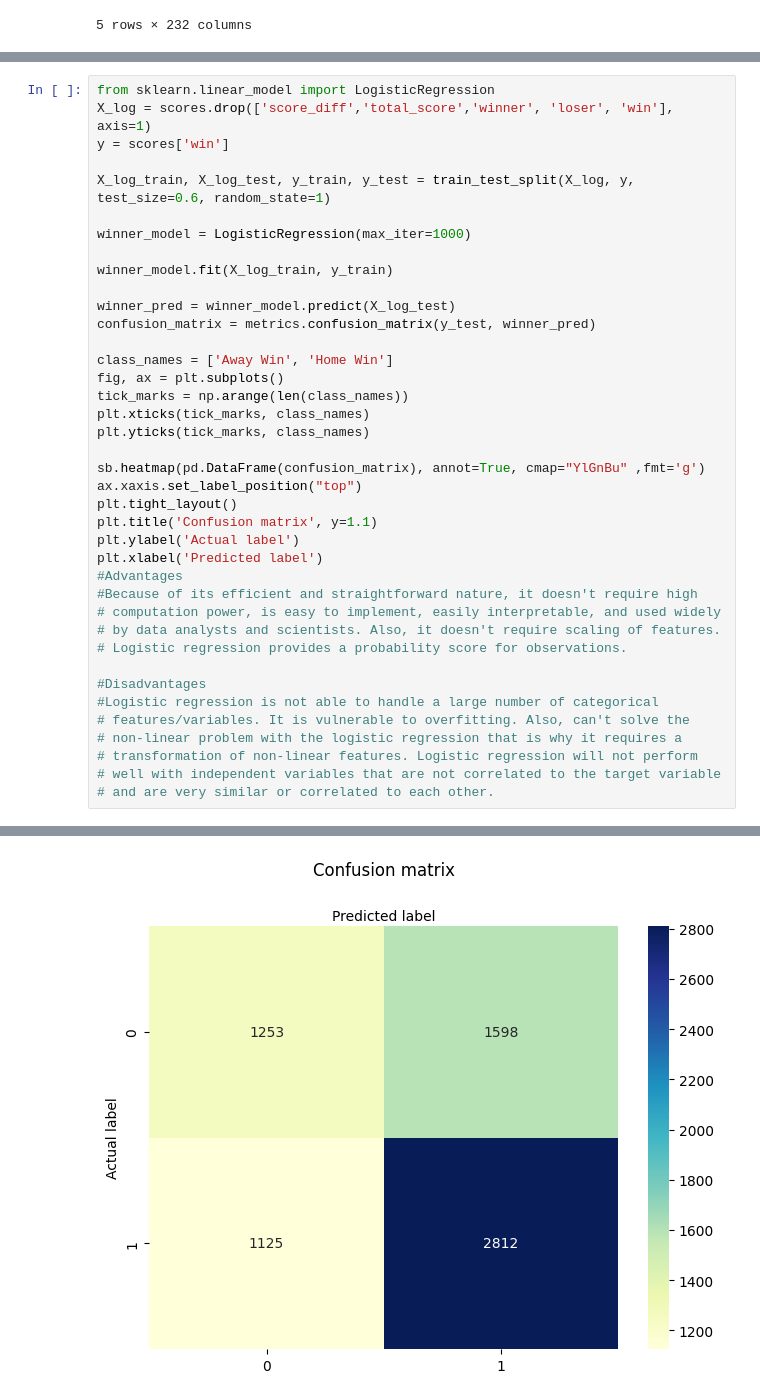
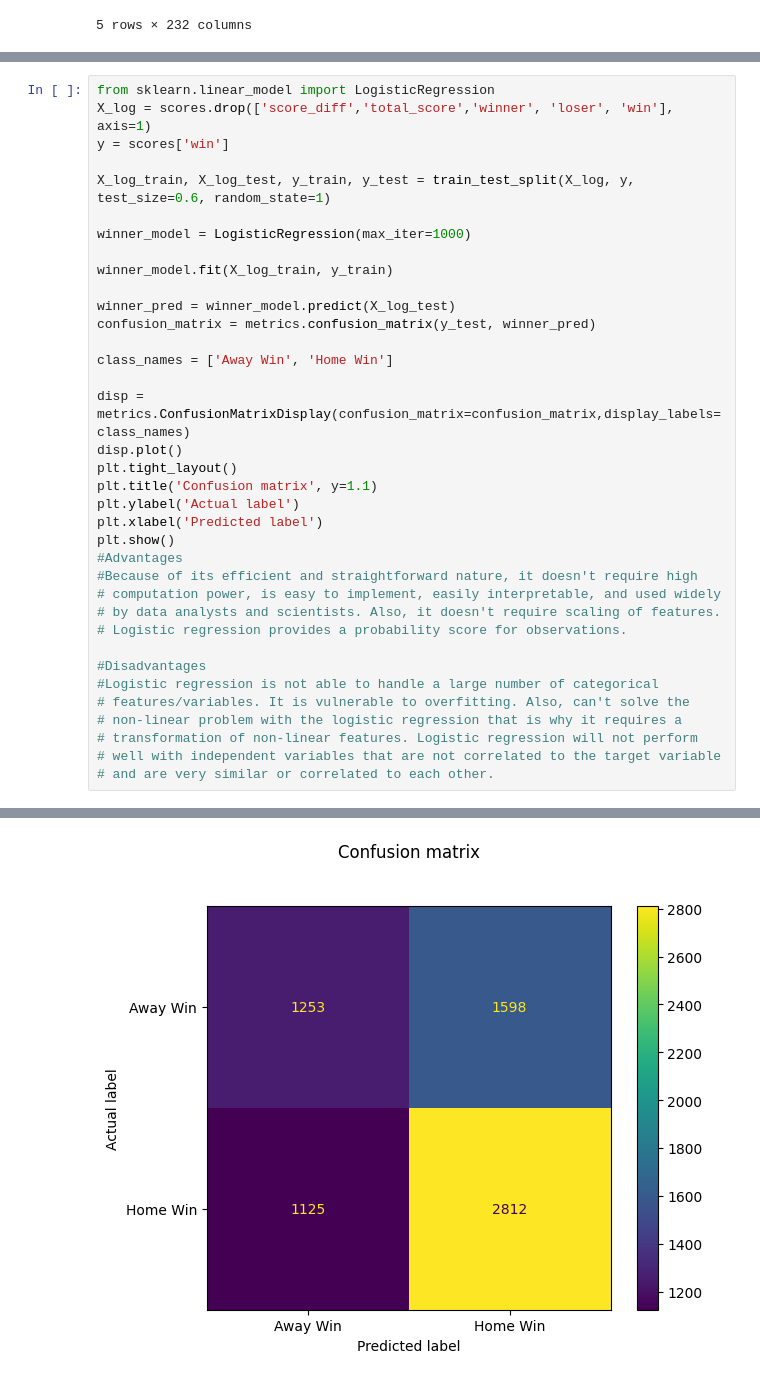
Before and after one commit to jmei2657/jmei2657.github.io, a Jupyter notebook: final_tutorial.ipynb, the cells around one changed output, grey strips where cells are left out. Saved outputs shown, nothing was run; the diff lists cells and outputs as text.

```diff
--- a/final_tutorial.ipynb
+++ b/final_tutorial.ipynb
@@ -209,17 +223,14 @@ winner_pred = winner_model.predict(X_log_test)
 confusion_matrix = metrics.confusion_matrix(y_test, winner_pred)
 
 class_names = ['Away Win', 'Home Win']
-fig, ax = plt.subplots()
-tick_marks = np.arange(len(class_names))
-plt.xticks(tick_marks, class_names)
-plt.yticks(tick_marks, class_names)
 
-sb.heatmap(pd.DataFrame(confusion_matrix), annot=True, cmap="YlGnBu" ,fmt='g')
-ax.xaxis.set_label_position("top")
+disp = metrics.ConfusionMatrixDisplay(confusion_matrix=confusion_matrix,display_labels=class_names)
+disp.plot()
 plt.tight_layout()
 plt.title('Confusion matrix', y=1.1)
 plt.ylabel('Actual label')
 plt.xlabel('Predicted label')
+plt.show()
 #Advantages
 #Because of its efficient and straightforward nature, it doesn't require high
 # computation power, is easy to implement, easily interpretable, and used widely
@@ -238 +248 @@ Text(0.5, 427.9555555555555, 'Predicted label')
-[figure, old version]
+[figure, new version]
```
Also changed, not shown: parts of 7 cells of this notebook.
